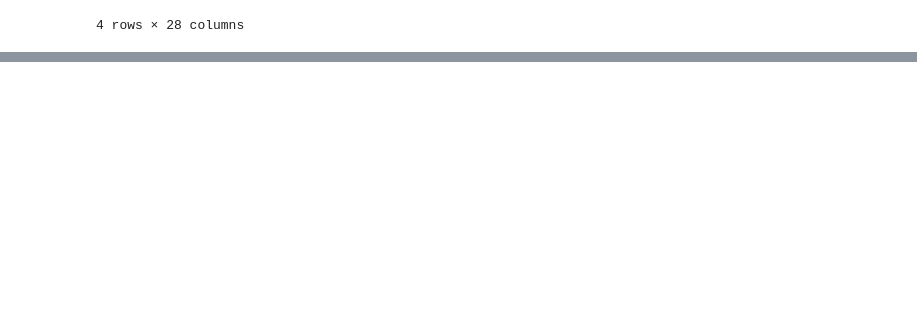
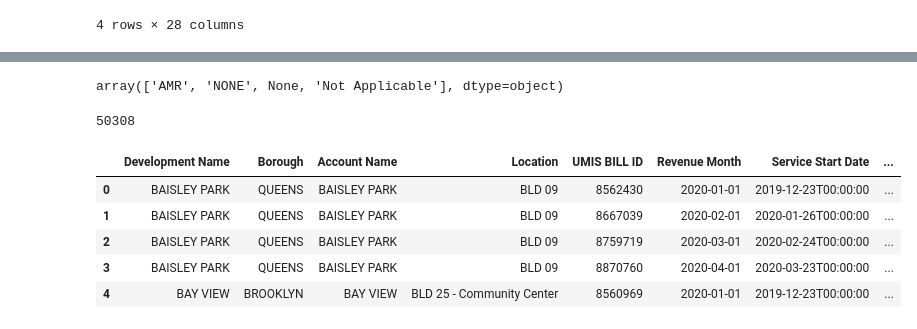
Before and after one commit to asim-21172218/DAP_Project, a Jupyter notebook: Water_Consumption_data_processing.ipynb, the cells around one changed output, grey strips where cells are left out. Saved outputs shown, nothing was run; the diff lists cells and outputs as text; code cells hidden in the pictures; blank space fills up the shorter version.

```diff
--- a/Water_Consumption_data_processing.ipynb
+++ b/Water_Consumption_data_processing.ipynb
@@ -95,0 +135,4 @@ df
+# %%
+df["Meter AMR"].unique()
+# %% [output]
+array(['AMR', 'NONE', None, 'Not Applicable'], dtype=object)
@@ -95,0 +141,8 @@ df
+# %%
+# filtering data as we are only considering data from 2013 and 2020
+
+df = df.loc[(df["Revenue Month"] >'2012-12-31') | (df["Revenue Month"] < '2021-01-01')]
+
+len(df)
+# %% [output]
+50308
@@ -95,0 +152,9 @@ df
+# %%
+clean_data.head()
+# %% [output]
+|  | Development Name | Borough | Account Name | Location | UMIS BILL ID | Revenue Month | Service Start Date | ... |
+| 0 | BAISLEY PARK | QUEENS | BAISLEY PARK | BLD 09 | 8562430 | 2020-01-01 | 2019-12-23T00:00:00 | ... |
+| 1 | BAISLEY PARK | QUEENS | BAISLEY PARK | BLD 09 | 8667039 | 2020-02-01 | 2020-01-26T00:00:00 | ... |
+| 2 | BAISLEY PARK | QUEENS | BAISLEY PARK | BLD 09 | 8759719 | 2020-03-01 | 2020-02-24T00:00:00 | ... |
+| 3 | BAISLEY PARK | QUEENS | BAISLEY PARK | BLD 09 | 8870760 | 2020-04-01 | 2020-03-23T00:00:00 | ... |
+| 4 | BAY VIEW | BROOKLYN | BAY VIEW | BLD 25 - Community Center | 8560969 | 2020-01-01 | 2019-12-23T00:00:00 | ... |
```
Also changed, not shown: parts of 18 cells of this notebook.
